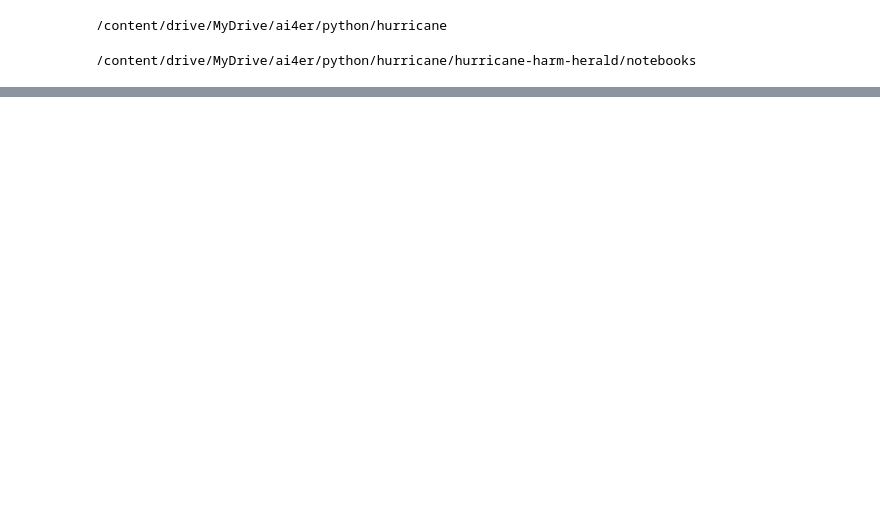
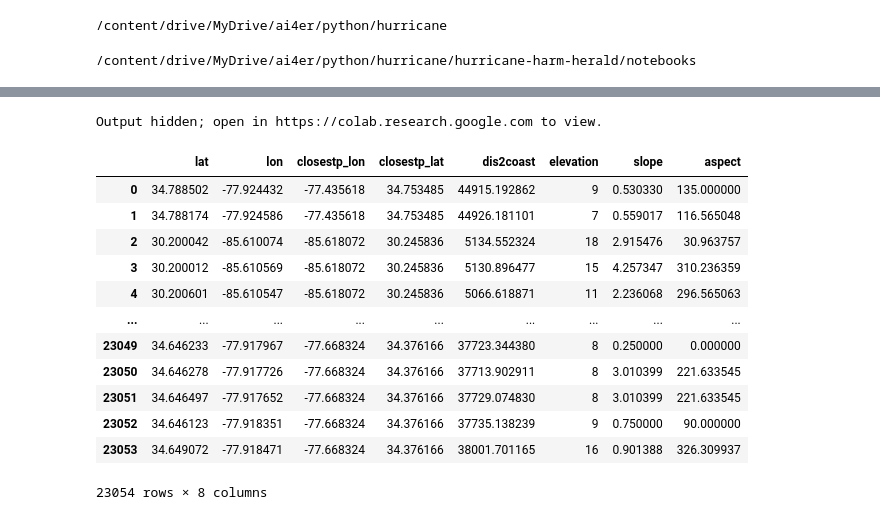
Before and after one commit to ai4er-cdt/hurricane-harm-herald, a Jupyter notebook: notebooks/Terrain_EFs.ipynb, the cells around one changed output, grey strips where cells are left out. Cells and saved outputs as stored; diff of their text form; code cells hidden in the pictures; blank space fills up the shorter version.

```diff
--- a/notebooks/Terrain_EFs.ipynb
+++ b/notebooks/Terrain_EFs.ipynb
@@ -459,0 +372,32 @@ for i in range(0,len(fig_xlim)):
+# %%
+# This cell plot DEM files
+
+# Set the number of columns and rows for the plot
+num_cols = 3
+num_rows = -(-len(dem_tif_path_list) // num_cols)
+
+# Create a new figure with the appropriate number of subplots
+fig, axs = plt.subplots(num_rows, num_cols, figsize=(20,20),dpi=300)
+
+# Iterate over the files and plot each one in a subplot
+for i, file in enumerate(dem_tif_path_list):
+    row, col = divmod(i, num_cols)
+    ax = axs[row, col]
+    with rio.open(file) as dem:
+        dem_array = dem.read(1).astype('float64')
+        handle=rio.plot.show(dem_array,transform=dem.transform,ax=ax,title=f'{dem_tif_short_name_list[i]}',cmap='gist_earth',vmin=0,vmax=np.percentile(dem_array,99)) #plot DEM map
+
+        im = handle.get_images()[0]
+        cbar=fig.colorbar(im,ax=ax)
+        cbar.set_label('Elevation (m)')
+        ax.set_xlabel('Longitude(°)')
+        ax.set_ylabel('Latitude(°)')
+
+# Remove any unused subplots
+for i in range(len(axs.flat)):
+    if i >= len(dem_tif_path_list):
+        fig.delaxes(axs.flat[i])
+
+plt.show()
+# %% [output]
+Output hidden; open in https://colab.research.google.com to view.
@@ -459,0 +446,35 @@ for i in range(0,len(fig_xlim)):
+# %%
+# The following code call corresponding functions and calculate the elevation, slope and aspect for buildings
+
+esa_df=pd.DataFrame() # to store the calculated elevation, slope and aspect
+for i, (group_name,group_data) in enumerate(building_groups):
+    with rio.open(dem_tif_path_list[i]) as dem:
+        dem_array = dem.read(1).astype('float64')
+        dem4slope  = rd.rdarray(dem_array, no_data=-9999)
+        dem4slope.geotransform = [0,1,0,0,0,1,0] # defining the geotransfrom, the top left corner is (0,0), width and heigth of a pixel is 1
+        slope = rd.TerrainAttribute(dem4slope, attrib='slope_riserun',zscale=1) #calculate slope
+        aspect = rd.TerrainAttribute(dem4slope, attrib='aspect') # calculate aspect
+
+        temp_df=group_data
+        temp_df=get_height(temp_df,dem) #calculate height
+        cols,rows=lonlat2xy(temp_df['lon'].values,temp_df['lat'].values,dem)
+        temp_df['slope']=get_slope(cols,rows,slope) #calculate slope
+        temp_df['aspect']=get_aspect(cols,rows,aspect)#calculate aspect
+        esa_df=pd.concat([esa_df,temp_df],ignore_index = False)
+
+esa_df=esa_df.sort_index()
+esa_df
+# %% [output]
+|  | lat | lon | closestp_lon | closestp_lat | dis2coast | elevation | slope | aspect |
+| 0 | 34.788502 | -77.924432 | -77.435618 | 34.753485 | 44915.192862 | 9 | 0.530330 | 135.000000 |
+| 1 | 34.788174 | -77.924586 | -77.435618 | 34.753485 | 44926.181101 | 7 | 0.559017 | 116.565048 |
+| 2 | 30.200042 | -85.610074 | -85.618072 | 30.245836 | 5134.552324 | 18 | 2.915476 | 30.963757 |
+| 3 | 30.200012 | -85.610569 | -85.618072 | 30.245836 | 5130.896477 | 15 | 4.257347 | 310.236359 |
+| 4 | 30.200601 | -85.610547 | -85.618072 | 30.245836 | 5066.618871 | 11 | 2.236068 | 296.565063 |
+| ... | ... | ... | ... | ... | ... | ... | ... | ... |
+| 23049 | 34.646233 | -77.917967 | -77.668324 | 34.376166 | 37723.344380 | 8 | 0.250000 | 0.000000 |
+| 23050 | 34.646278 | -77.917726 | -77.668324 | 34.376166 | 37713.902911 | 8 | 3.010399 | 221.633545 |
+| 23051 | 34.646497 | -77.917652 | -77.668324 | 34.376166 | 37729.074830 | 8 | 3.010399 | 221.633545 |
+| 23052 | 34.646123 | -77.918351 | -77.668324 | 34.376166 | 37735.138239 | 9 | 0.750000 | 90.000000 |
+| 23053 | 34.649072 | -77.918471 | -77.668324 | 34.376166 | 38001.701165 | 16 | 0.901388 | 326.309937 |
+23054 rows × 8 columns
```
Also changed, not shown: parts of 43 cells of this notebook.
